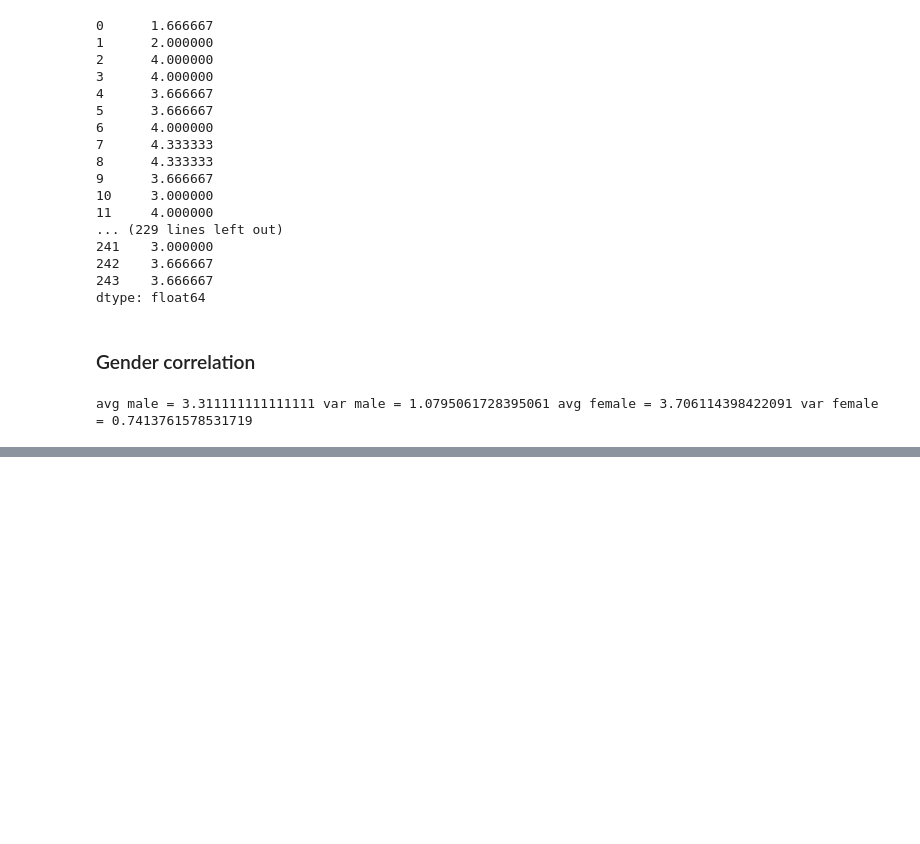
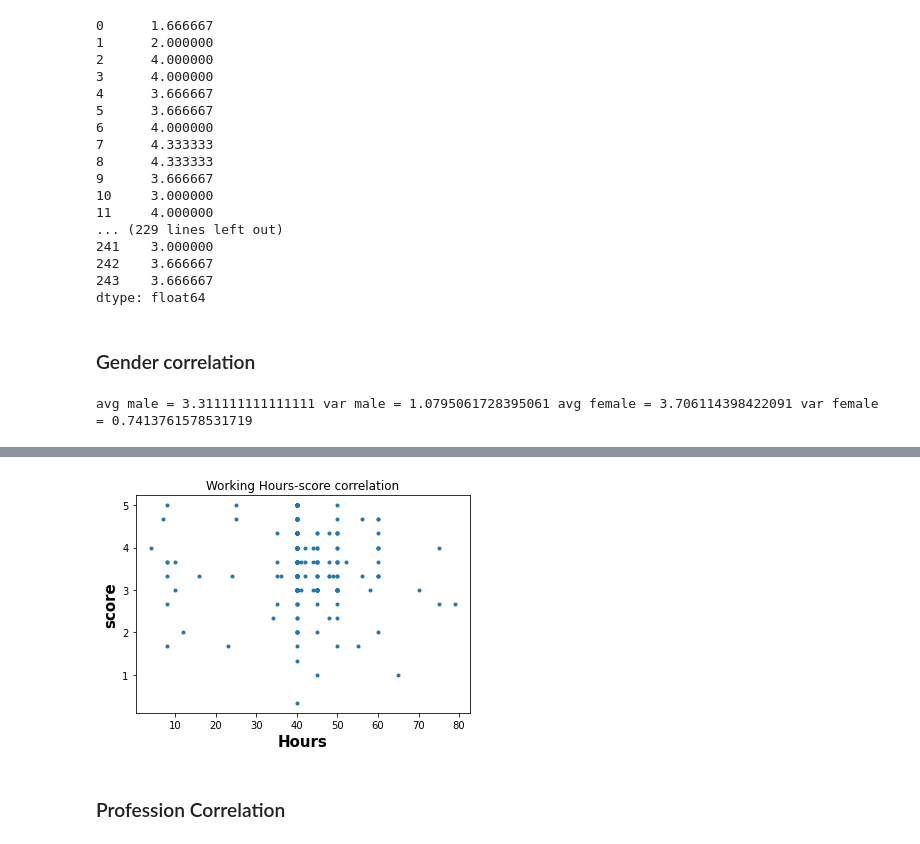
Before and after one commit to stathis99/Statistical-Analysis-for-Patient-Safety, a Jupyter notebook: Staff Analysis/Analysis/3. Correlation Analysis/Parameter2_Analysis.ipynb, the cells around one changed output, grey strips where cells are left out. Cells and saved outputs as stored; diff of their text form; code cells hidden in the pictures; blank space fills up the shorter version.

```diff
--- a/Staff Analysis/Analysis/3. Correlation Analysis/Parameter2_Analysis.ipynb
+++ b/Staff Analysis/Analysis/3. Correlation Analysis/Parameter2_Analysis.ipynb
@@ -135,0 +165,7 @@ TypeError: list.append() takes no keyword arguments
+# %%
+hours = hospitals_personalInfo['9. Συνήθως πόσες ώρες την εβδομάδα εργάζεστε στο συγκεκριμένο Νοσοκομείο; …']
+# %%
+# create a frame with age and score
+hours = pd.concat([hours,individualScore],axis=1)
+hours.columns = ['Hours','Score']
+hours = hours.dropna()
@@ -135,0 +179,11 @@ TypeError: list.append() takes no keyword arguments
+# %%
+plt.plot(x, y, '.')
+plt.title("Working Hours-score correlation")
+plt.xlabel("Hours",fontweight="bold", fontsize="15")
+plt.ylabel("score",fontweight="bold", fontsize="15")
+
+plt.show()
+# %% [output]
+[figure, added]
+# %% [markdown]
+### Profession Correlation
```
Also changed, not shown: parts of 18 cells of this notebook, 8 other files.
